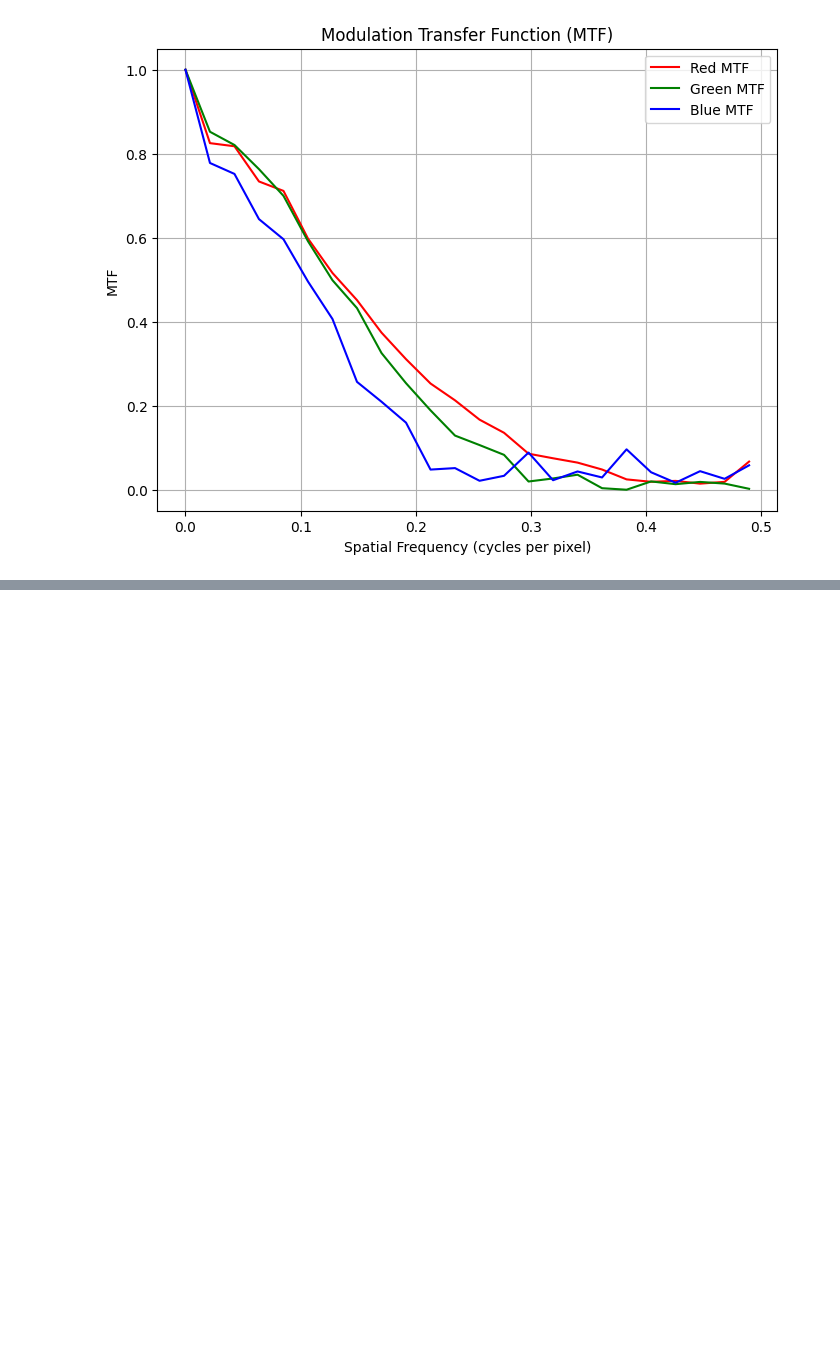
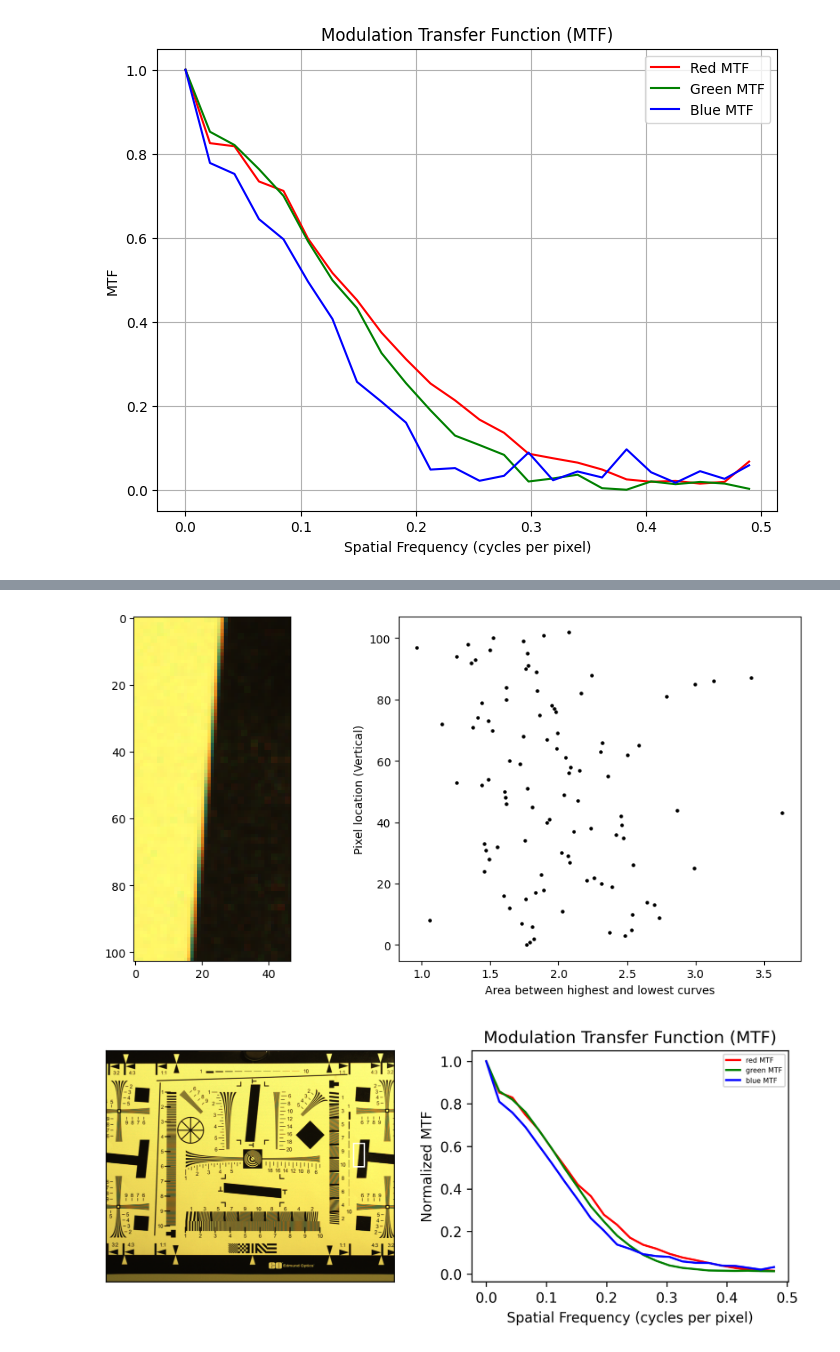
Before and after one commit to kennethmleo/Physics301-Optical-Payload-Characterization, a Jupyter notebook: Activity 06 - Abberation Measurement/Activity_06_Chromatic Abberation.ipynb, the cells around one changed output, grey strips where cells are left out. Drawn from its saved outputs; the diff is of its cells as text; code cells hidden in the pictures; blank space fills up the shorter version.

```diff
--- a/Activity 06 - Abberation Measurement/Activity_06_Chromatic Abberation.ipynb
+++ b/Activity 06 - Abberation Measurement/Activity_06_Chromatic Abberation.ipynb
@@ -208,0 +213,72 @@ plt.show()
+# %%
+ROI_coords = cv2.selectROI(image)
+ROI = image[int(ROI_coords[1]):int(ROI_coords[1] + ROI_coords[3]), int(ROI_coords[0]):int(ROI_coords[0] + ROI_coords[2])]
+
+ROI_R = ROI[:,:,0]
+ROI_G = ROI[:,:,1]
+ROI_B = ROI[:,:,2]
+
+area_v = []
+
+for i in range(len(ROI_R)):
+    ROI_SFR_R = ROI_R[i]
+    ROI_SFR_G = ROI_G[i]
+    ROI_SFR_B = ROI_B[i]
+
+    x, r_norm, g_norm, b_norm = normalize_smooth_signal(ROI_SFR_R, ROI_SFR_G, ROI_SFR_B)
+    which, area = compute_area_between_curves(r_norm, g_norm, b_norm)
+    area_v.append(area)
+
+
+fig, (ax1, ax2) = plt.subplots(1, 2, figsize=(10, 5))
+ax1.imshow(ROI)
+ax2.scatter(area_v, np.arange(0,len(ROI_R)), s = 5, color = 'black')
+
+# Set same height for both subplots
+#ax1.set_aspect('auto')
+ax2.set_aspect('auto')
+ax2.set_ylabel('Pixel location (Vertical)')
+ax2.set_xlabel('Area between highest and lowest curves')
+plt.tight_layout()
+plt.show()
+
+
+mtf_vals = []
+for i in range(len(ROI_R)):
+    ROI_SFR_R = ROI_R[i]
+    ROI_SFR_G = ROI_G[i]
+    ROI_SFR_B = ROI_B[i]
+
+    x, r_norm, g_norm, b_norm = normalize_smooth_signal(ROI_SFR_R, ROI_SFR_G, ROI_SFR_B)
+    red_lsf, red_mtf, freq = compute_lsf_and_mtf(r_norm)
+    green_lsf, green_mtf, freq = compute_lsf_and_mtf(g_norm)
+    blue_lsf, blue_mtf, freq = compute_lsf_and_mtf(b_norm)
+
+    mtf_vals.append([red_mtf, green_mtf, blue_mtf, freq])
+mtf_vals = np.array(mtf_vals)
+
+mtf_r_median = np.percentile(mtf_vals[:,0], 50, axis=0)
+mtf_g_median = np.percentile(mtf_vals[:,1], 50, axis=0)
+mtf_b_median = np.percentile(mtf_vals[:,2], 50, axis=0)
+freq = mtf_vals[:,3].mean(axis = 0)
+
+
+plt.figure(figsize = (6*1.5, 3), dpi = 300, facecolor = None)
+plt.subplot(121)
+plt.imshow(image)
+plt.gca().add_patch(patches.Rectangle((ROI_coords[0],ROI_coords[1]),ROI_coords[2],ROI_coords[3],linewidth=1,edgecolor='white',facecolor='none'))
+plt.xticks([])
+plt.yticks([])
+
+plt.subplot(122)
+plt.plot(freq, mtf_r_median, color = 'red', linestyle = 'solid', label = 'red MTF')
+plt.plot(freq, mtf_g_median, color = 'green', linestyle = 'solid', label = 'green MTF')
+plt.plot(freq, mtf_b_median, color = 'blue', linestyle = 'solid', label = 'blue MTF')
+plt.title('Modulation Transfer Function (MTF)')
+plt.xlabel('Spatial Frequency (cycles per pixel)')
+plt.ylabel('Normalized MTF')
+plt.legend(fontsize = 5)
+plt.show()
+# %% [output]
+[figure, added]
+[figure, added]
```
Also changed, not shown: parts of 11 cells of this notebook.
